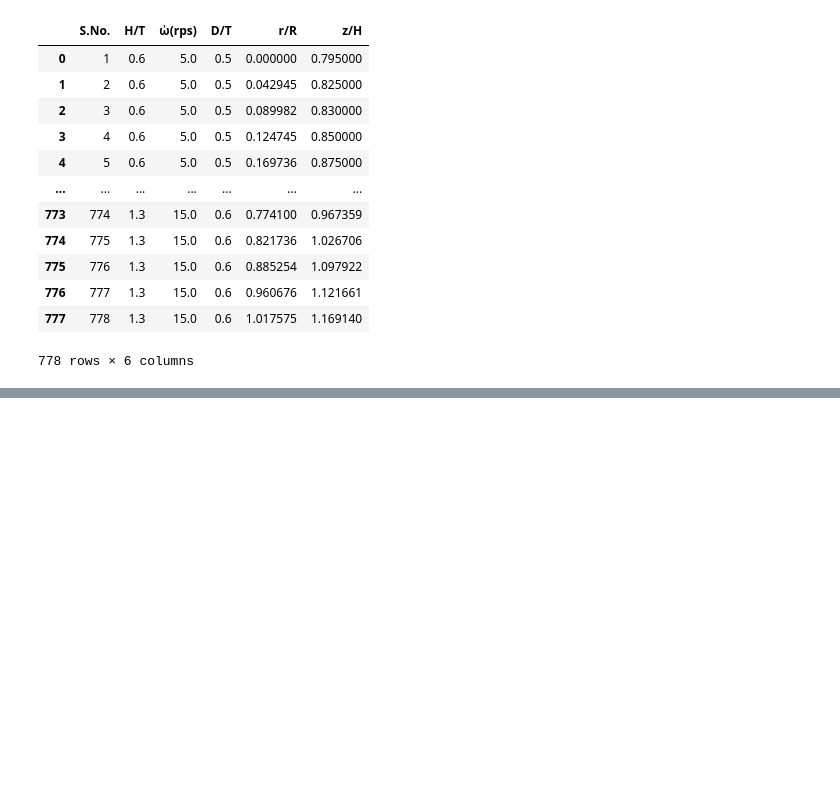
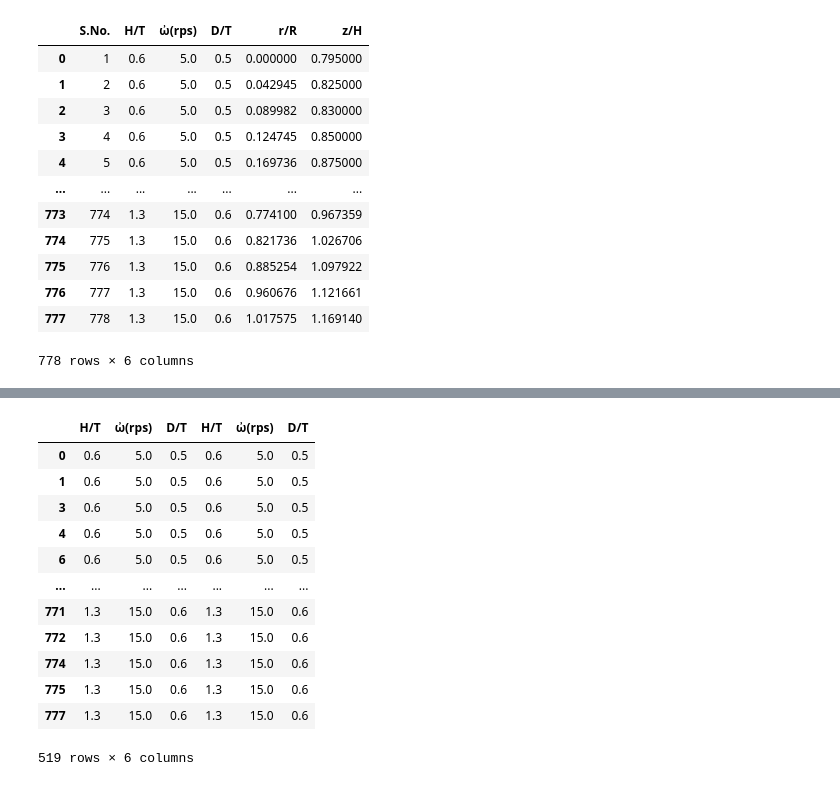
Before and after one commit to ddsalvi/Neural_Net_Scratch, a Jupyter notebook: Neural_network.ipynb, the cells around one changed output, grey strips where cells are left out. Cells and saved outputs as stored; diff of their text form; code cells hidden in the pictures; blank space fills up the shorter version.

```diff
--- a/Neural_network.ipynb
+++ b/Neural_network.ipynb
@@ -78,5 +116,21 @@ plt.show()
 # %%
 regr = MLPRegressor(activation='relu',hidden_layer_sizes=(1000,4), max_iter=1000).fit(train_input, train_output)
+# %%
+train_input
+# %% [output]
+|  | H/T | ὠ(rps) | D/T | H/T | ὠ(rps) | D/T |
+| 0 | 0.6 | 5.0 | 0.5 | 0.6 | 5.0 | 0.5 |
+| 1 | 0.6 | 5.0 | 0.5 | 0.6 | 5.0 | 0.5 |
+| 3 | 0.6 | 5.0 | 0.5 | 0.6 | 5.0 | 0.5 |
+| 4 | 0.6 | 5.0 | 0.5 | 0.6 | 5.0 | 0.5 |
+| 6 | 0.6 | 5.0 | 0.5 | 0.6 | 5.0 | 0.5 |
+| ... | ... | ... | ... | ... | ... | ... |
+| 771 | 1.3 | 15.0 | 0.6 | 1.3 | 15.0 | 0.6 |
+| 772 | 1.3 | 15.0 | 0.6 | 1.3 | 15.0 | 0.6 |
+| 774 | 1.3 | 15.0 | 0.6 | 1.3 | 15.0 | 0.6 |
+| 775 | 1.3 | 15.0 | 0.6 | 1.3 | 15.0 | 0.6 |
+| 777 | 1.3 | 15.0 | 0.6 | 1.3 | 15.0 | 0.6 |
+519 rows × 6 columns
 # %%
 predicted_nn = regr.predict(test_input)
 # %%
```
Also changed, not shown: parts of 15 cells of this notebook.
